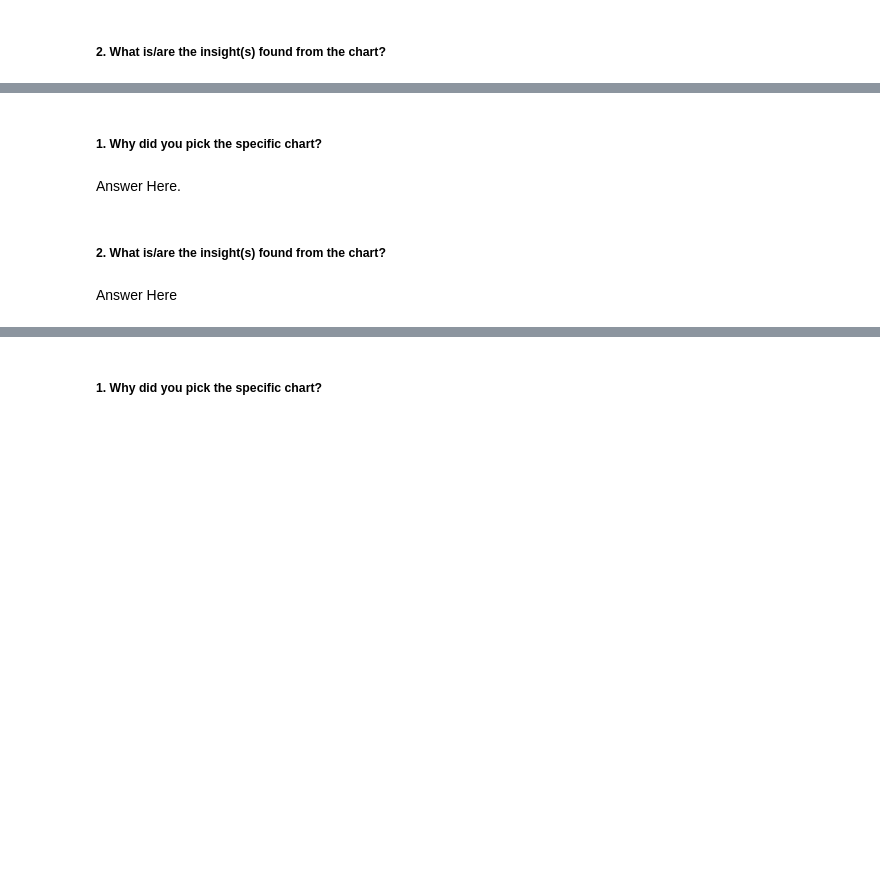
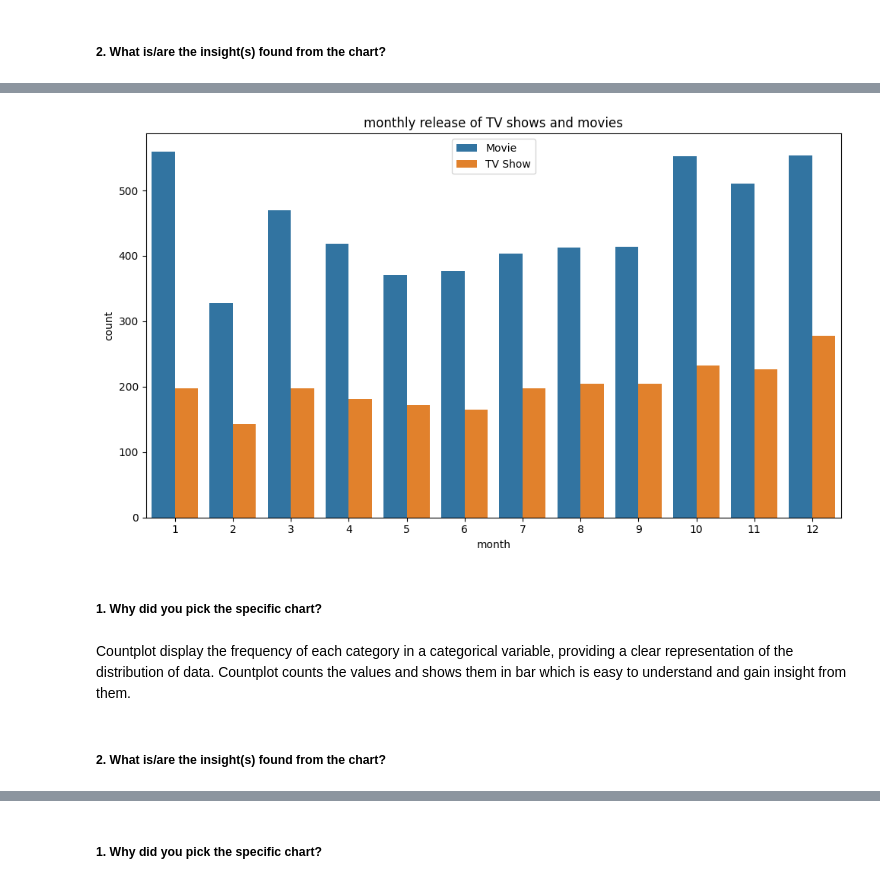
Before and after one commit to ish-war/netflix-movies-shows, a Jupyter notebook: ishwar_ML_project.ipynb, the cells around one changed output, grey strips where cells are left out. Cells and saved outputs as stored; diff of their text form; code cells hidden in the pictures; blank space fills up the shorter version.

```diff
--- a/ishwar_ML_project.ipynb
+++ b/ishwar_ML_project.ipynb
@@ -659,8 +727,19 @@ Answer Here
+# %%
+# Chart - 9 visualization code
+plt.figure(figsize = (10,6))
+sns.countplot(x = 'month', hue = 'type', data = df1)
+plt.title('monthly release of TV shows and movies')
+plt.xlabel('month')
+plt.ylabel('count')
+plt.legend()
+plt.tight_layout()
+plt.show()
+# %% [output]
+[figure, added]
 # %% [markdown]
 ##### 1. Why did you pick the specific chart?
-# %% [markdown]
-Answer Here.
+# %% [markdown]
+Countplot display the frequency of each category in a categorical variable, providing a clear representation of the distribution of data.
+Countplot counts the values and shows them in bar which is easy to understand and gain insight from them.
 # %% [markdown]
 ##### 2. What is/are the insight(s) found from the chart?
-# %% [markdown]
-Answer Here
```
Also changed, not shown: parts of 75 cells of this notebook.
